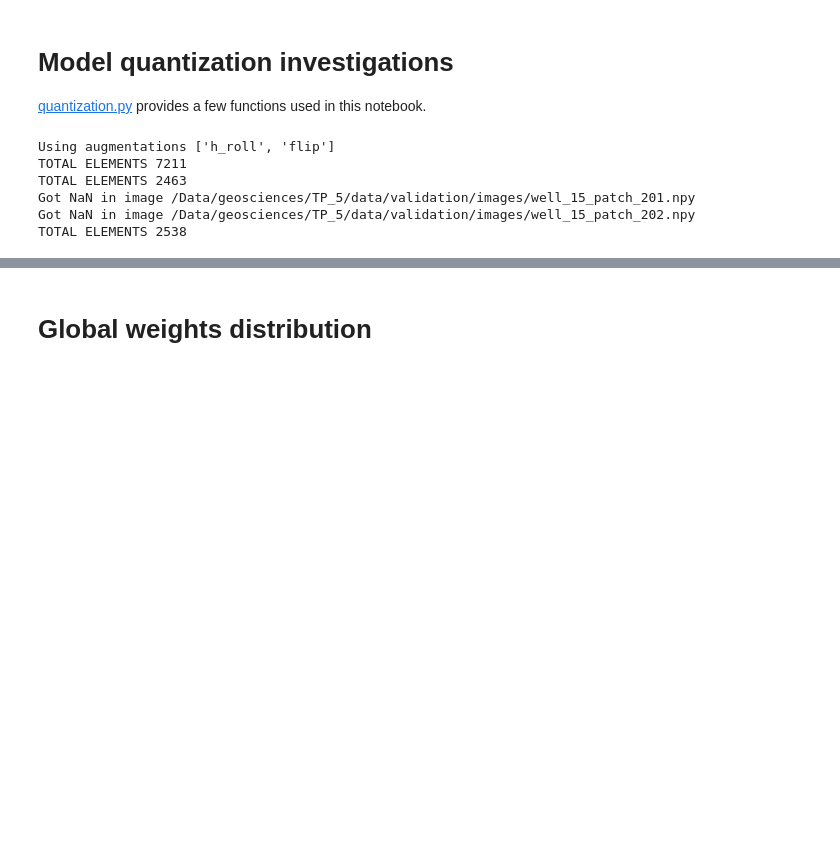
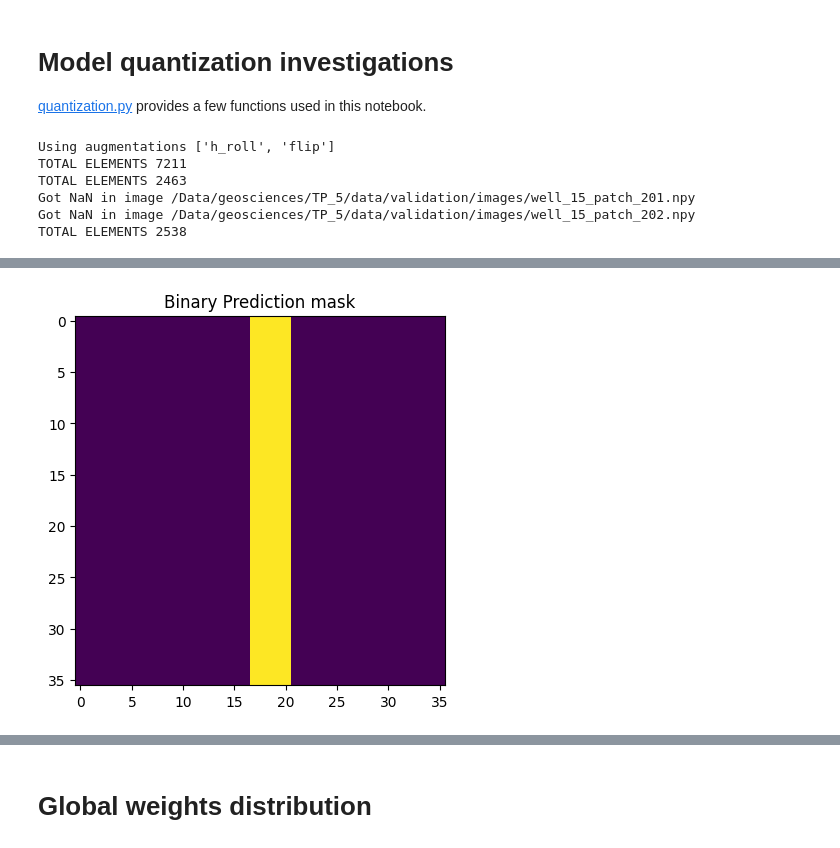
Before and after one commit to balthazarneveu/geosciences, a Jupyter notebook: TP_5/model_quantization.ipynb, the cells around one changed output, grey strips where cells are left out. Saved outputs shown, nothing was run; the diff lists cells and outputs as text; code cells hidden in the pictures; blank space fills up the shorter version.

```diff
--- a/TP_5/model_quantization.ipynb
+++ b/TP_5/model_quantization.ipynb
@@ -129,3 +141,10 @@ plt.show()
+# %%
+plt.figsize = (10, 10)
+plt.imshow(torch.sigmoid(output[selected_index, 0, ...]).detach().cpu().numpy()>0.5)
+plt.title("Binary Prediction mask")
+plt.show()
+# %% [output]
+[figure, added]
 # %%
 error = torch.sigmoid(output_with_qant)-torch.sigmoid(output)
 error = error[:, 0, ...].detach().cpu().numpy()
```
Also changed, not shown: parts of 13 cells of this notebook, 2 other files.
